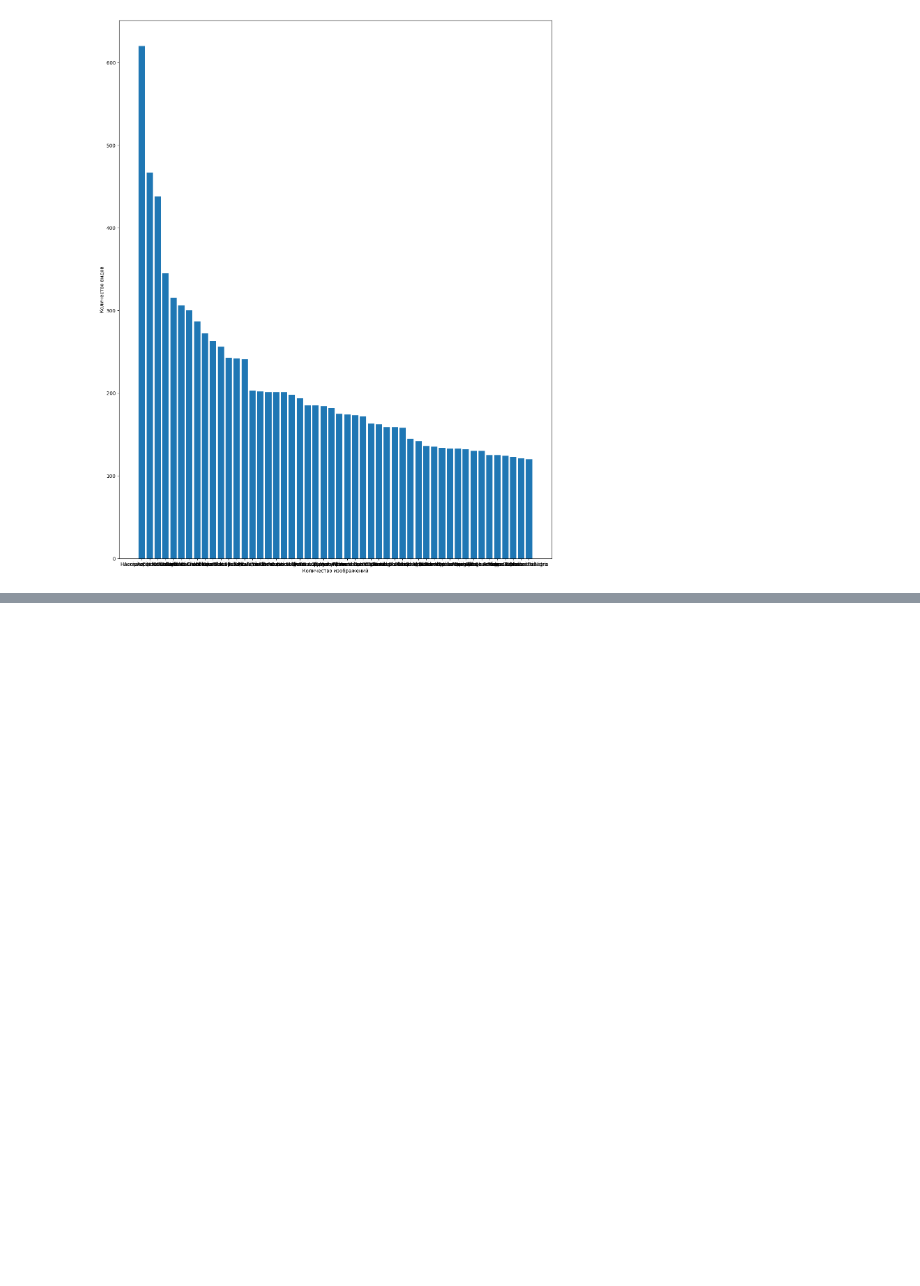
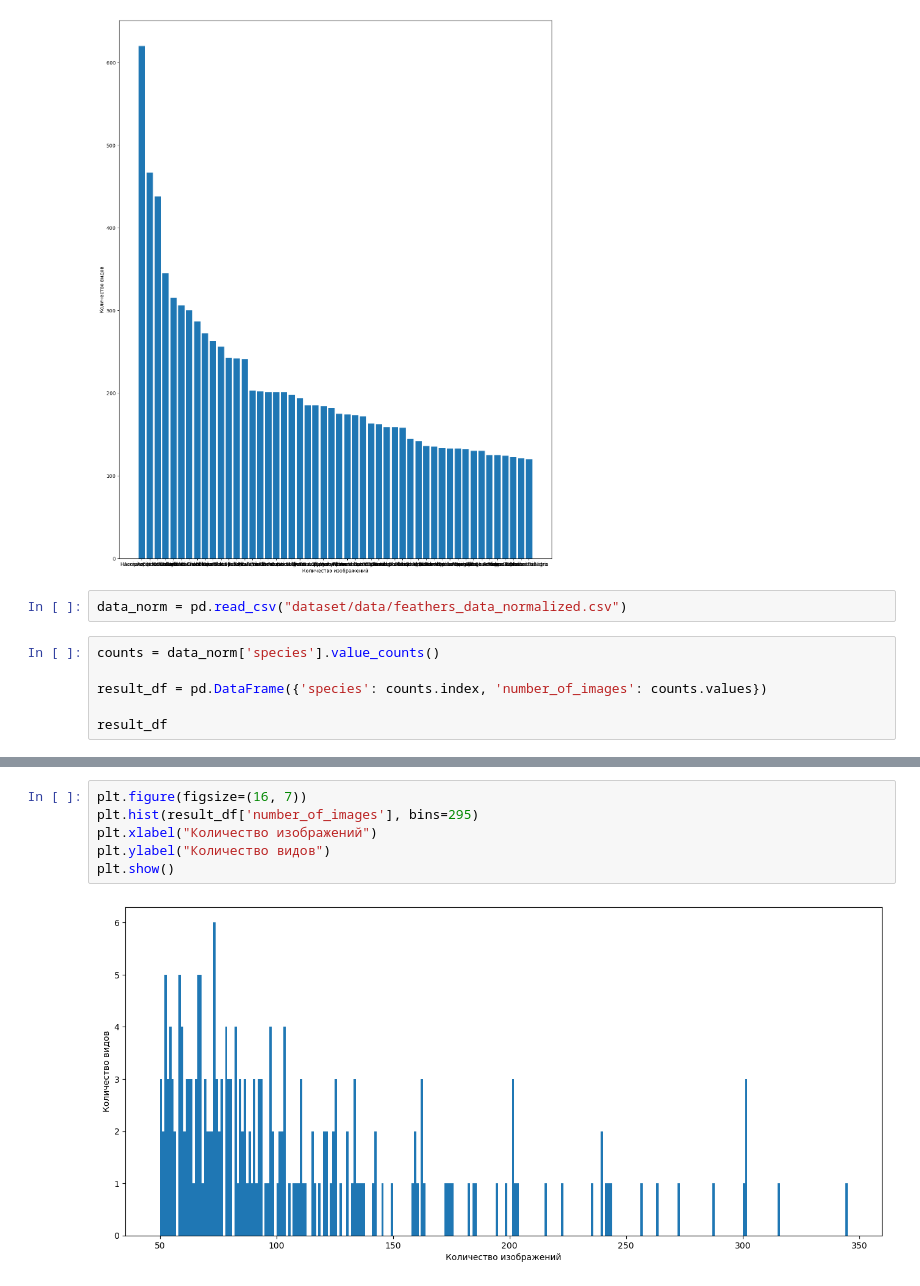
Before and after one commit to Sanch0pansa/feathers_recognition, a Jupyter notebook: data_analysis.ipynb, the cells around one changed output, grey strips where cells are left out. Cells and saved outputs as stored; diff of their text form; blank space fills up the shorter version.

Commit message:
Data analisis 1

```diff
--- a/data_analysis.ipynb
+++ b/data_analysis.ipynb
@@ -75,3 +75,11 @@ plt.ylabel("Количество видов")
 plt.show()
 # %% [output]
 [figure]
+# %%
+data_norm = pd.read_csv("dataset/data/feathers_data_normalized.csv")
+# %%
+counts = data_norm['species'].value_counts()
+
+result_df = pd.DataFrame({'species': counts.index, 'number_of_images': counts.values})
+
+result_df
@@ -77,0 +100,8 @@ plt.show()
+# %%
+plt.figure(figsize=(16, 7))
+plt.hist(result_df['number_of_images'], bins=295)
+plt.xlabel("Количество изображений")
+plt.ylabel("Количество видов")
+plt.show()
+# %% [output]
+[figure, added]
```
Also changed, not shown: parts of 3 cells of this notebook.
